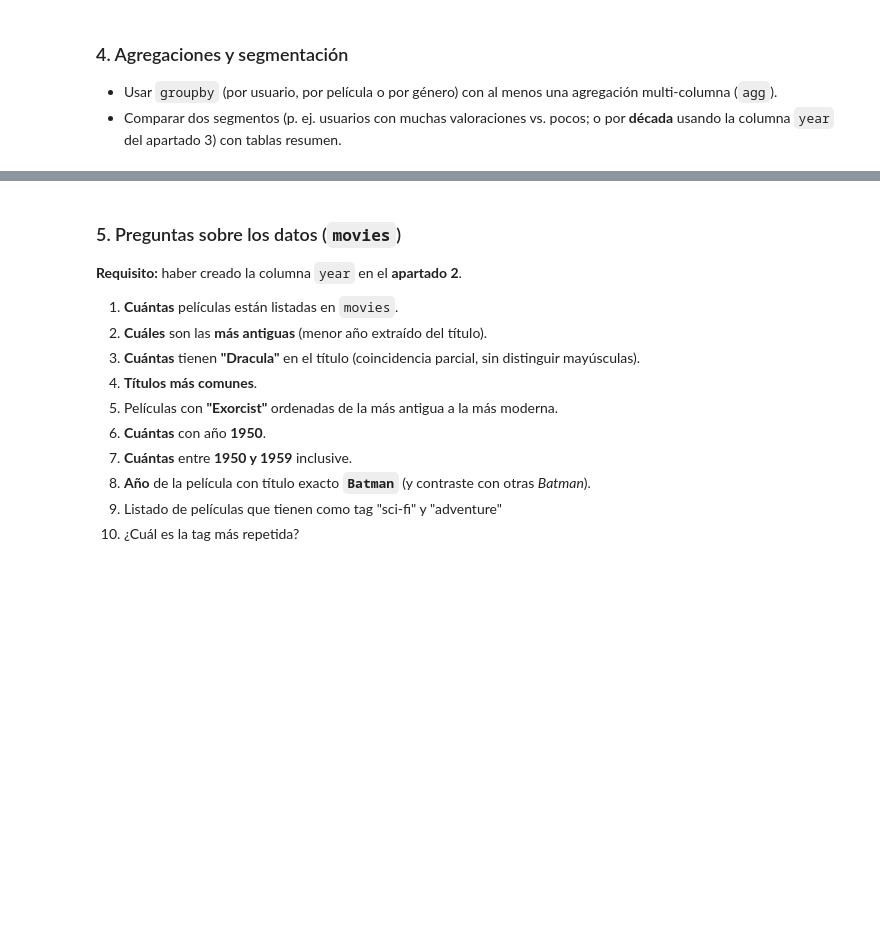
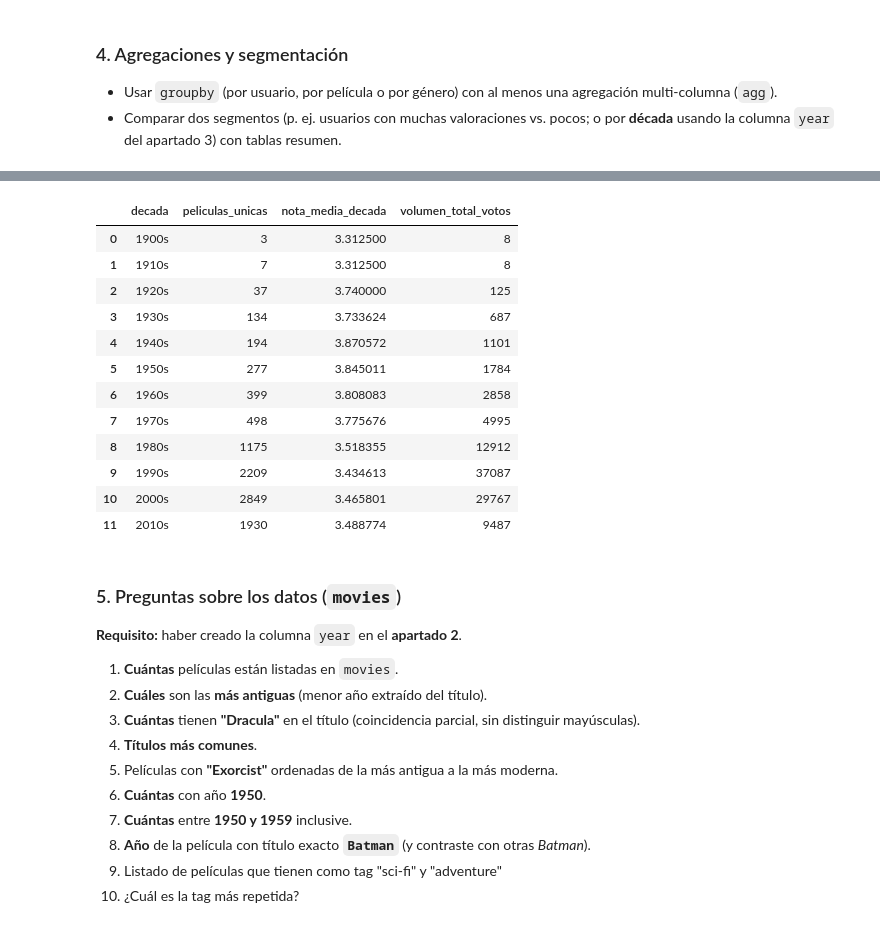
Before and after one commit to LucasAvilaI/tc-sprint03-04-peliculas-E3, a Jupyter notebook: Team_Challenge_sprint03_04.ipynb, the cells around one changed output, grey strips where cells are left out. Saved outputs shown, nothing was run; the diff lists cells and outputs as text; code cells hidden in the pictures; blank space fills up the shorter version.

```diff
--- a/Team_Challenge_sprint03_04.ipynb
+++ b/Team_Challenge_sprint03_04.ipynb
@@ -207,3 +307,66 @@ VISTA PREVIA DEL DATAFRAME FINAL ('movies_clean')
 # --- RAUL ---
 # %%
 # --- ALEJANDRA ---
+print("--- INICIO DEL APARTADO 4: AGREGACIONES Y SEGMENTACIÓN --- \n")
+
+# =====================================================================
+# REQUISITO 1: GROUPBY CON AGREGACIÓN MULTI-COLUMNA (AGG)
+# =====================================================================
+# Agrupación por PELÍCULA para calcular métricas simultáneas de interés:
+# Nota media, número total de votos y variabilidad (desviación estándar) de las notas.
+
+# Primero necesitamos tener el dataset combinado de películas y ratings
+# (Asegurar que 'movies_clean' y 'ratings' están cargados y ejecutados en el entorno)
+if 'movies_clean' in locals() and 'ratings' in locals():
+    movie_ratings = pd.merge(ratings, movies_clean, on='movieId', how='inner')
+else:
+    # Por si acaso tus variables se llaman diferente en el cuaderno colectivo:
+    movie_ratings = pd.merge(ratings, movies_clean, on='movieId', how='inner')
+
+print("1. Agregación Multi-columna por Película:")
+print("Calculando media, conteo y desviación estándar de las valoraciones...")
+print("-" * 60)
+
+movie_summary = movie_ratings.groupby('title').agg({
+    'rating': ['mean', 'count', 'std']
+})
+
+# Aplanamos los nombres de las columnas para que sea fácil trabajar con ellas
+movie_summary.columns = ['nota_media', 'total_votos', 'desviacion_estandar']
+movie_summary = movie_summary.reset_index()
+
+# Mostramos las 10 películas con más votos para verificar que el cálculo es correcto
+display(movie_summary.sort_values(by='total_votos', ascending=False).head(10))
+print("\n" + "="*70 + "\n")
+
+
+# =====================================================================
+# REQUISITO 2: COMPARACIÓN DE DOS SEGMENTOS POR DÉCADA (TABLA RESUMEN)
+# =====================================================================
+print("2. Comparación de Segmentos por Década Histórica:")
+print("Clasificando las películas en su década correspondiente...")
+print("-" * 60)
+
+# Filtro de registros que no tienen año para que no rompan la segmentación matemática
+df_segmented = movie_ratings[movie_ratings['year'].notna()].copy()
+
+# Creamos la columna 'decada' dividiendo el año de forma entera
+df_segmented['decada'] = (df_segmented['year'] // 10) * 10
+df_segmented['decada'] = df_segmented['decada'].astype(str) + 's'
+
+# Agrupamos por década para construir la tabla resumen comparativa
+decadas_summary = df_segmented.groupby('decada').agg({
+    'movieId': 'nunique',     # Cuántas películas únicas se estrenaron en esa década
+    'rating': ['mean', 'count'] # Nota media de la década y cuántos votos acumuló
+})
+
+# Aplanamos columnas del MultiIndex resultante
+decadas_summary.columns = ['peliculas_unicas', 'nota_media_decada', 'volumen_total_votos']
+decadas_summary = decadas_summary.reset_index()
+
+# Ordenamos cronológicamente para que la tabla resumen sea legible
+decadas_summary = decadas_summary.sort_values(by='decada')
+
+# Mostramos la tabla comparativa final
+display(decadas_summary)
+# %% [output]
@@ -210,3 +394,16 @@ VISTA PREVIA DEL DATAFRAME FINAL ('movies_clean')
+|  | decada | peliculas_unicas | nota_media_decada | volumen_total_votos |
+| 0 | 1900s | 3 | 3.312500 | 8 |
+| 1 | 1910s | 7 | 3.312500 | 8 |
+| 2 | 1920s | 37 | 3.740000 | 125 |
+| 3 | 1930s | 134 | 3.733624 | 687 |
+| 4 | 1940s | 194 | 3.870572 | 1101 |
+| 5 | 1950s | 277 | 3.845011 | 1784 |
+| 6 | 1960s | 399 | 3.808083 | 2858 |
+| 7 | 1970s | 498 | 3.775676 | 4995 |
+| 8 | 1980s | 1175 | 3.518355 | 12912 |
+| 9 | 1990s | 2209 | 3.434613 | 37087 |
+| 10 | 2000s | 2849 | 3.465801 | 29767 |
+| 11 | 2010s | 1930 | 3.488774 | 9487 |
 # %%
 # --- ADIXON ---
 # %%
```
Also changed, not shown: parts of 5 cells of this notebook.
